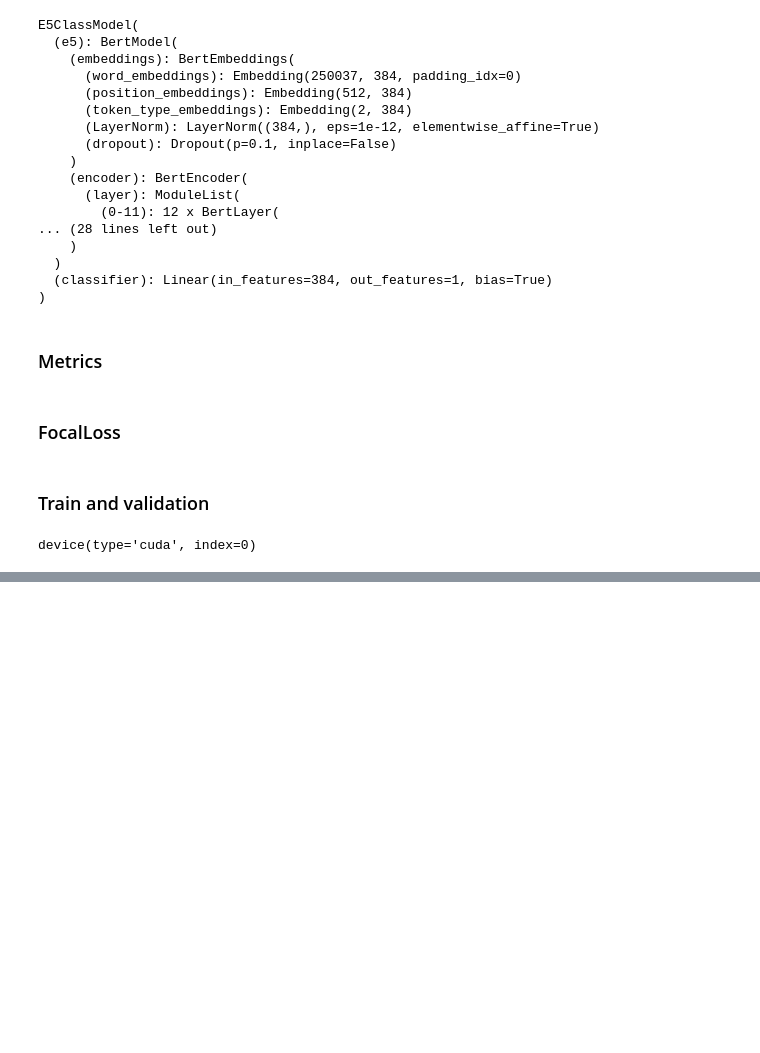
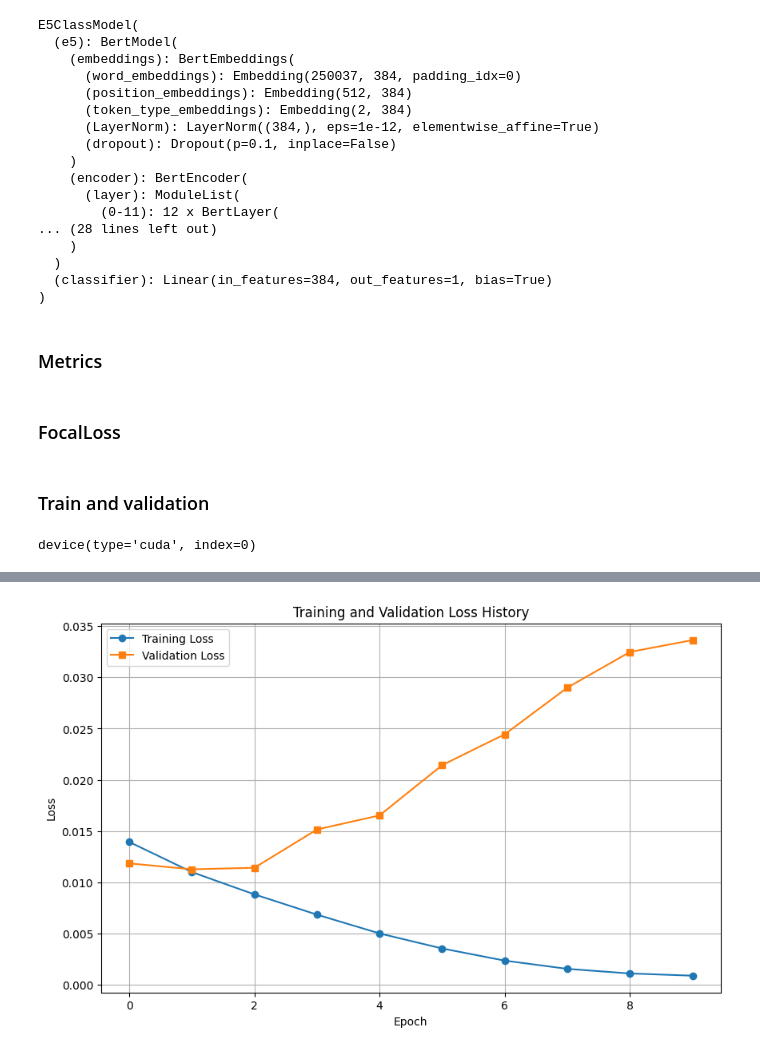
Before and after one commit to ikinaus/bert-sentiment-analysis, a Jupyter notebook: train_notebook.ipynb, the cells around one changed output, grey strips where cells are left out. Drawn from its saved outputs; the diff is of its cells as text; code cells hidden in the pictures; blank space fills up the shorter version.

```diff
--- a/train_notebook.ipynb
+++ b/train_notebook.ipynb
@@ -720,2 +694,15 @@ Training Complete. Best validation F1 score is: 0.8649
 # %%
 torch.cuda.empty_cache()
+# %%
+# Построение графика лосса от эпох
+plt.figure(figsize=(10, 6))
+plt.plot(train_l, label='Training Loss', marker='o')
+plt.plot(val_l, label='Validation Loss', marker='s')
+plt.xlabel('Epoch')
+plt.ylabel('Loss')
+plt.title('Training and Validation Loss History')
+plt.legend()
+plt.grid(True)
+plt.show()
+# %% [output]
+[figure, added]
```
Also changed, not shown: parts of 4 cells of this notebook.
